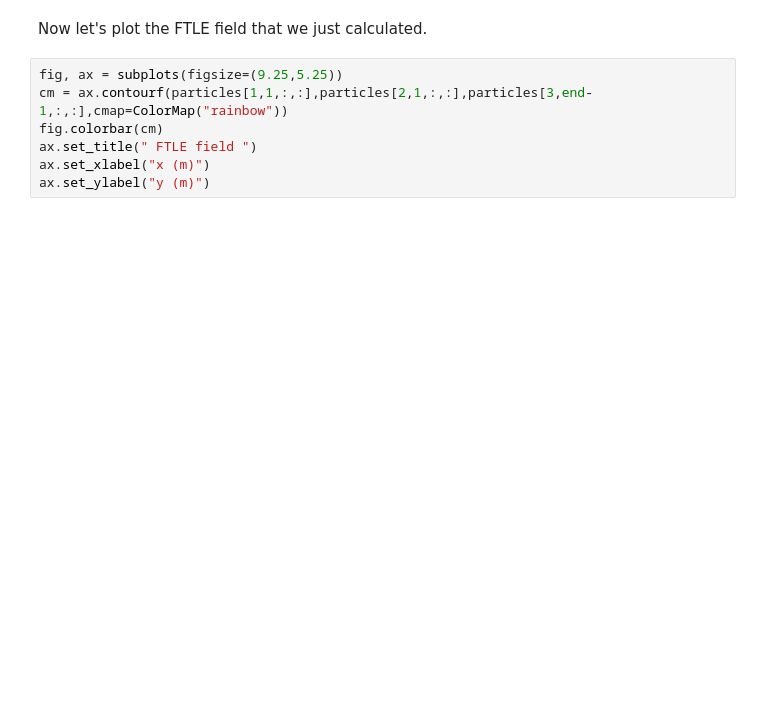
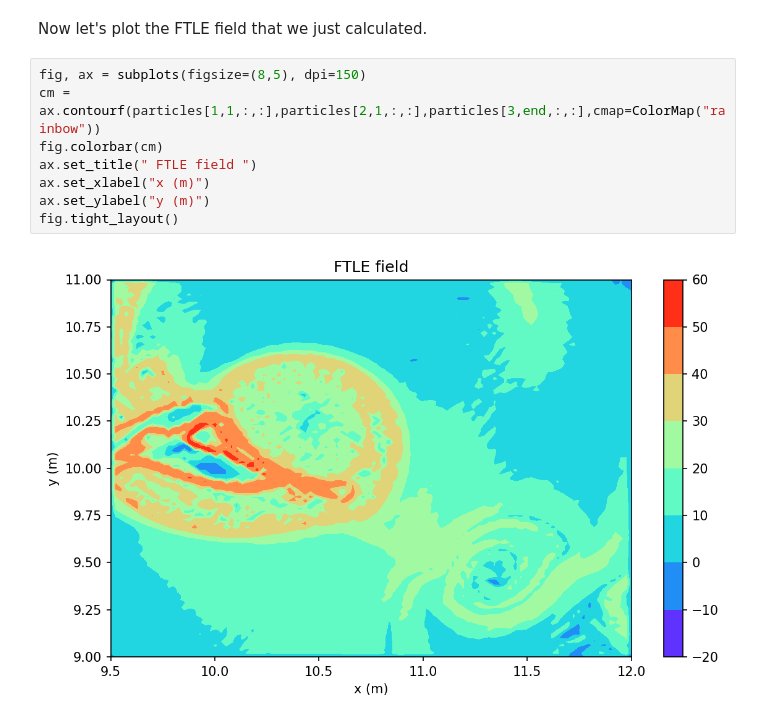
Before and after one commit to jjserdo/FTLE_JJ, a Jupyter notebook: FTLE Method Tutorial .ipynb, the cells around one changed output. Saved outputs shown, nothing was run; the diff lists cells and outputs as text; blank space fills up the shorter version.

```diff
--- a/FTLE Method Tutorial .ipynb
+++ b/FTLE Method Tutorial .ipynb
@@ -230,9 +256,12 @@ FTLE (generic function with 2 methods)
 # %% [markdown]
 Now let's plot the FTLE field that we just calculated.
 # %%
-fig, ax = subplots(figsize=(9.25,5.25))
-cm = ax.contourf(particles[1,1,:,:],particles[2,1,:,:],particles[3,end-1,:,:],cmap=ColorMap("rainbow"))
+fig, ax = subplots(figsize=(8,5), dpi=150)
+cm = ax.contourf(particles[1,1,:,:],particles[2,1,:,:],particles[3,end,:,:],cmap=ColorMap("rainbow"))
 fig.colorbar(cm)
 ax.set_title(" FTLE field ")
 ax.set_xlabel("x (m)")
 ax.set_ylabel("y (m)")
+fig.tight_layout()
+# %% [output]
+[figure, added]
```
Also changed, not shown: parts of 14 cells of this notebook.
